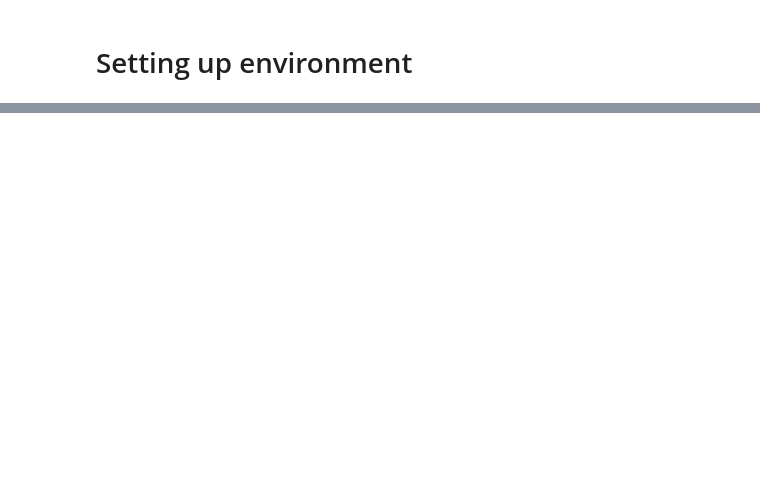
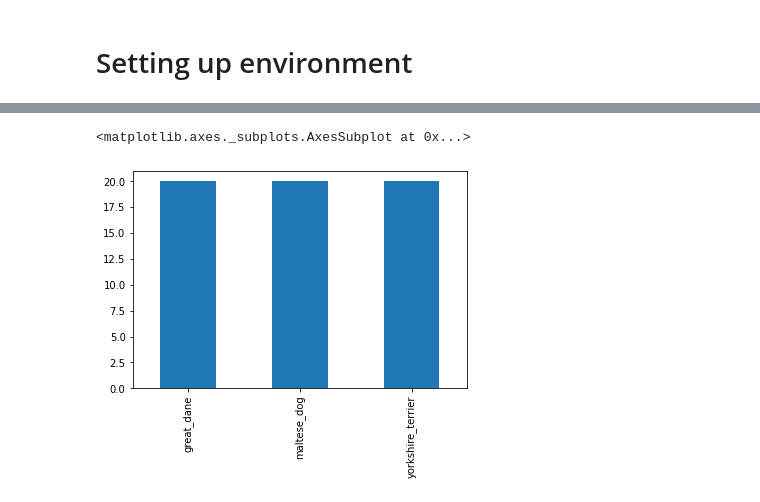
Before and after one commit to madbrow007/breedidentifier, a Jupyter notebook: BreedIdentifier.ipynb, the cells around one changed output, grey strips where cells are left out. Cells and saved outputs as stored; diff of their text form; code cells hidden in the pictures; blank space fills up the shorter version.

Commit message:
edited new_labels, started process of turning data into tensors

```diff
--- a/BreedIdentifier.ipynb
+++ b/BreedIdentifier.ipynb
@@ -76,0 +69,7 @@ import tensorflow_hub as hub
+# %%
+import pandas as pd
+#viewing labels
+
+image_labels = pd.read_csv("/content/drive/MyDrive/BreedIdentifier/breedidentifier/new_labels.csv")
+print(image_labels.describe())
+print(image_labels.head())
@@ -76,0 +88,6 @@ import tensorflow_hub as hub
+# %%
+#viewing amount of images per breed on a bar graph
+image_labels["breed"].value_counts().plot.bar()
+# %% [output]
+<matplotlib.axes._subplots.AxesSubplot at 0x...>
+[figure, added]
```
Also changed, not shown: parts of 6 cells of this notebook, 1 other file.
